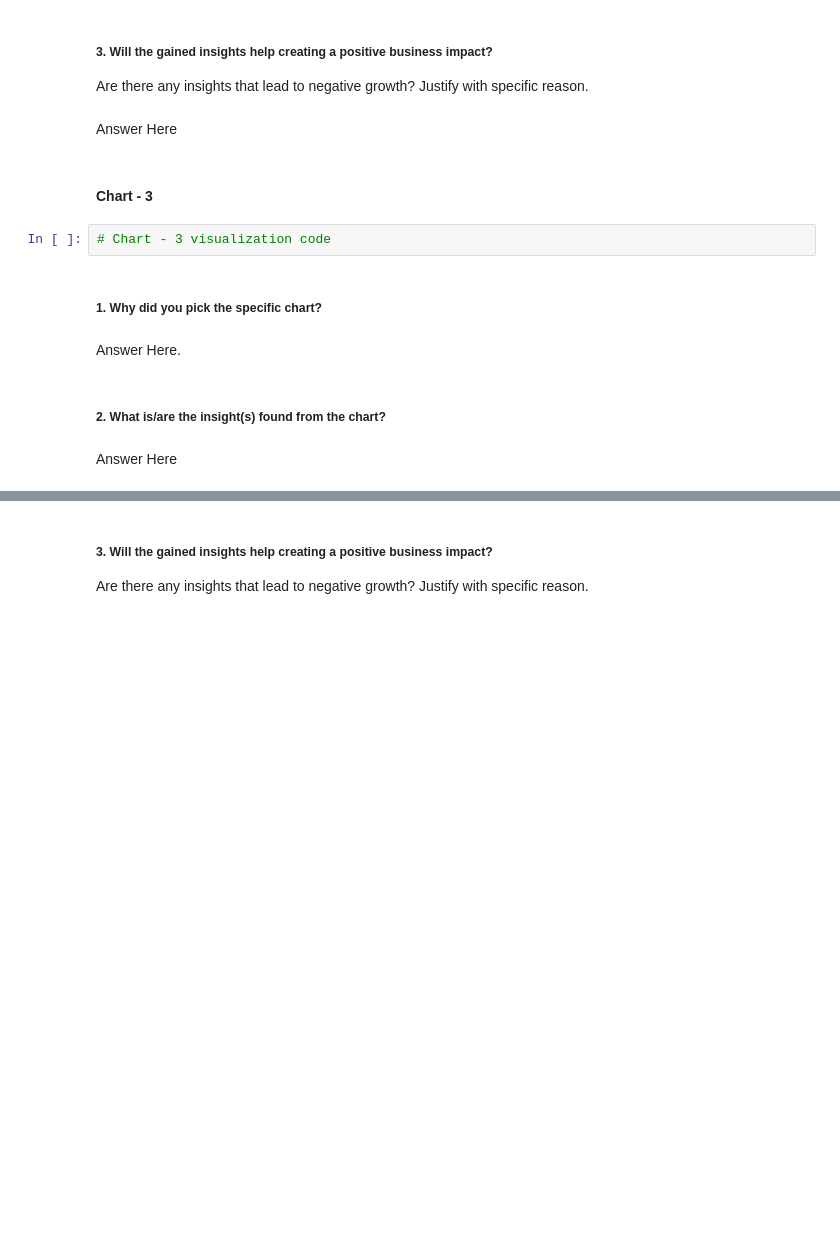
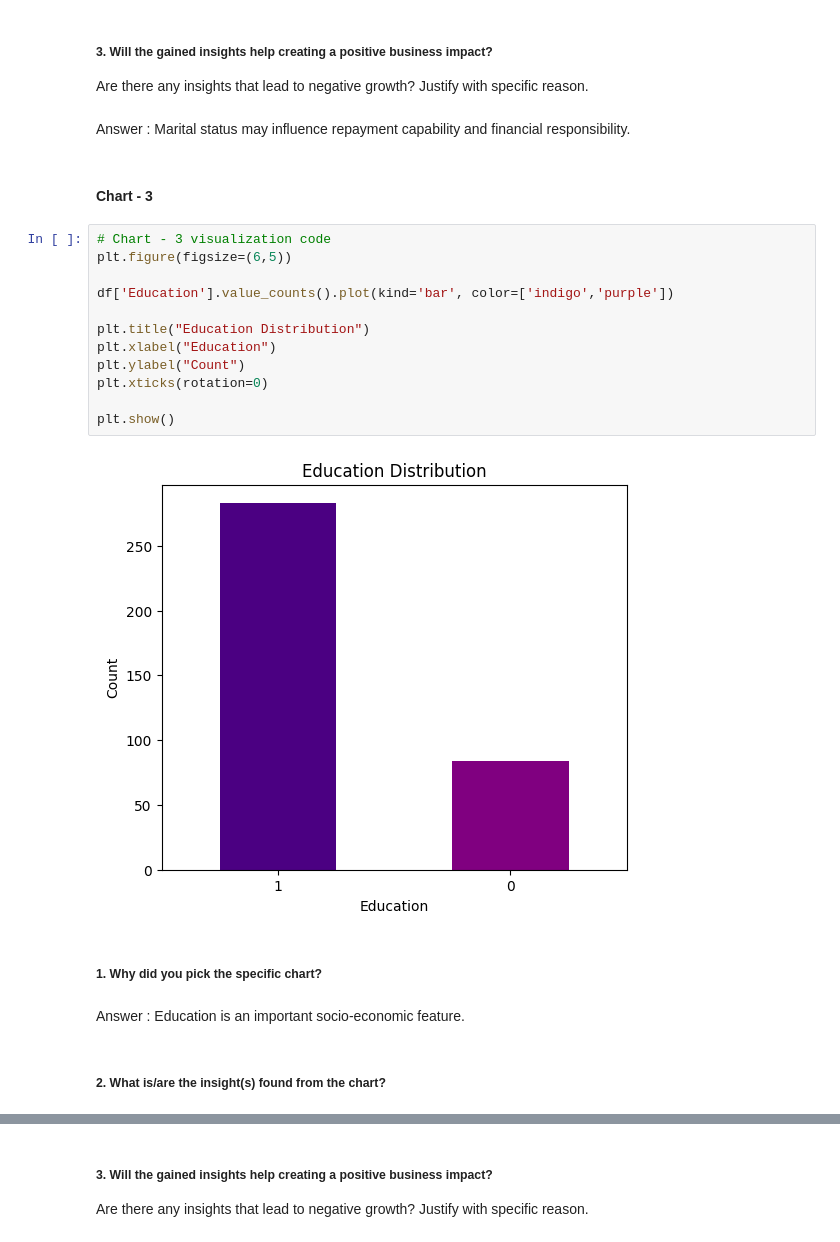
Before and after one commit to anujpurohit0501/Loan_Prediction, a Jupyter notebook: Loan_Prediction.ipynb, the cells around one changed output, grey strips where cells are left out. Cells and saved outputs as stored; diff of their text form; blank space fills up the shorter version.

```diff
--- a/Loan_Prediction.ipynb
+++ b/Loan_Prediction.ipynb
@@ -273,17 +330,27 @@ Answer Here
 # %% [markdown]
 ##### 3. Will the gained insights help creating a positive business impact?
 Are there any insights that lead to negative growth? Justify with specific reason.
-# %% [markdown]
-Answer Here
+# %% [markdown]
+Answer : Marital status may influence repayment capability and financial responsibility.
 # %% [markdown]
 #### Chart - 3
-# %%
-# Chart - 3 visualization code
+# %%
+# Chart - 3 visualization code
+plt.figure(figsize=(6,5))
+
+df['Education'].value_counts().plot(kind='bar', color=['indigo','purple'])
+
+plt.title("Education Distribution")
+plt.xlabel("Education")
+plt.ylabel("Count")
+plt.xticks(rotation=0)
+
+plt.show()
+# %% [output]
+[figure, added]
 # %% [markdown]
 ##### 1. Why did you pick the specific chart?
-# %% [markdown]
-Answer Here.
+# %% [markdown]
+Answer : Education is an important socio-economic feature.
 # %% [markdown]
 ##### 2. What is/are the insight(s) found from the chart?
-# %% [markdown]
-Answer Here
```
Also changed, not shown: parts of 49 cells of this notebook.
